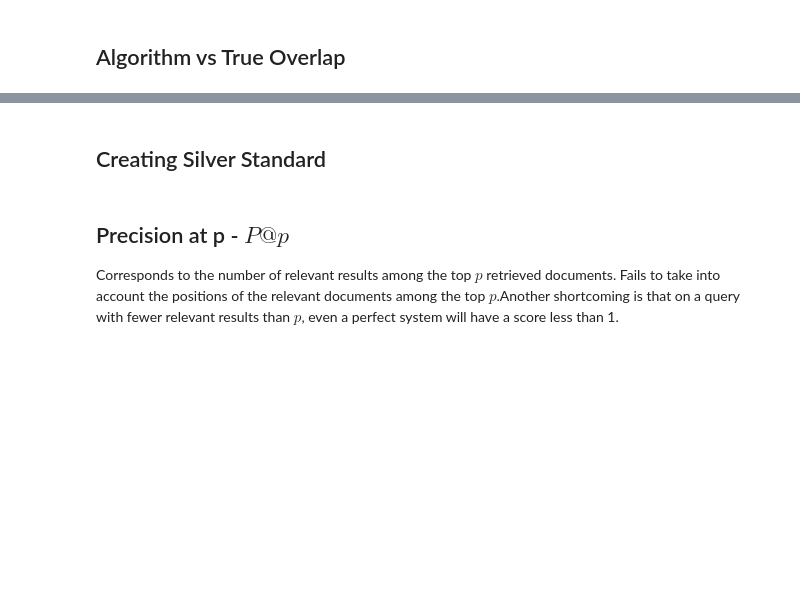
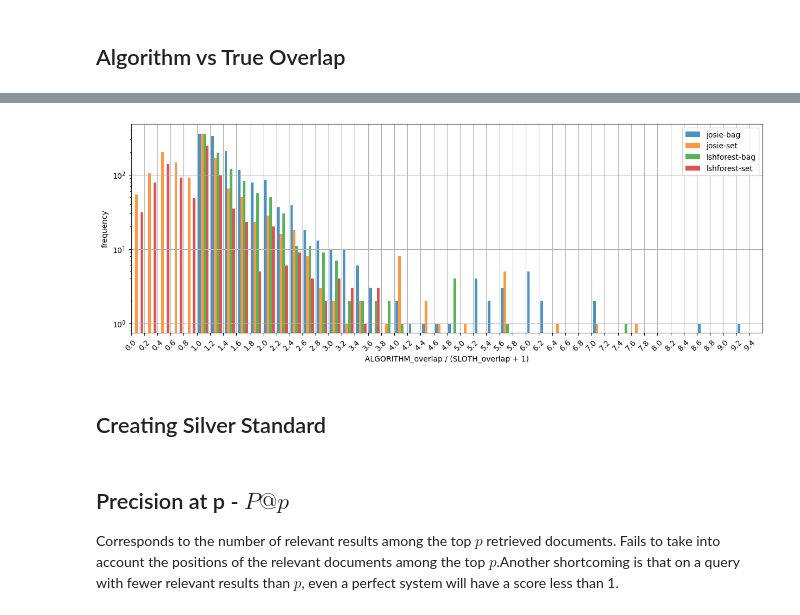
Before and after one commit to nanni00/datalake-table-finder, a Jupyter notebook: experiments/main/analysis.ipynb, the cells around one changed output, grey strips where cells are left out. Drawn from its saved outputs; the diff is of its cells as text; code cells hidden in the pictures; blank space fills up the shorter version.

```diff
--- a/experiments/main/analysis.ipynb
+++ b/experiments/main/analysis.ipynb
@@ -50,3 +118,26 @@ plt.show()
+# %%
+results['boh'] = results['algorithm_overlap'] / (results['sloth_overlap'] + 1)
+# %%
+data = [(am[0], am[1], group[(group['sloth_overlap'] != 0) & (group['difference_overlap'] != 0)]) for am, group in results.groupby(by=['algorithm', 'mode'])]
+# %%
+fig, ax = plt.subplots(1, 1, sharey='row', figsize=(15, 5))
+xmin, xmax, step = 0, 9.6, 0.2
+
+ax.hist([d[2]['boh'] for d in data],
+         bins=np.arange(xmin, xmax, step), alpha=0.8,
+         label=[f'{a}-{m}' for a, m, _ in data],
+         align='mid')
+ax.set_xlim(xmin, xmax)
+ax.set_xticks(np.arange(xmin, xmax, step))
+ax.grid()
+ax.set_xlabel('ALGORITHM_overlap / (SLOTH_overlap + 1)')
+ax.set_ylabel('frequency')
+ax.set_yscale('log')
+ax.tick_params(axis='x', rotation=45)
+plt.legend()
+plt.show()
+# %% [output]
+[figure, added]
 # %% [markdown]
 ## Creating Silver Standard
 # %%
```
Also changed, not shown: parts of 34 cells of this notebook, 12 other files.
